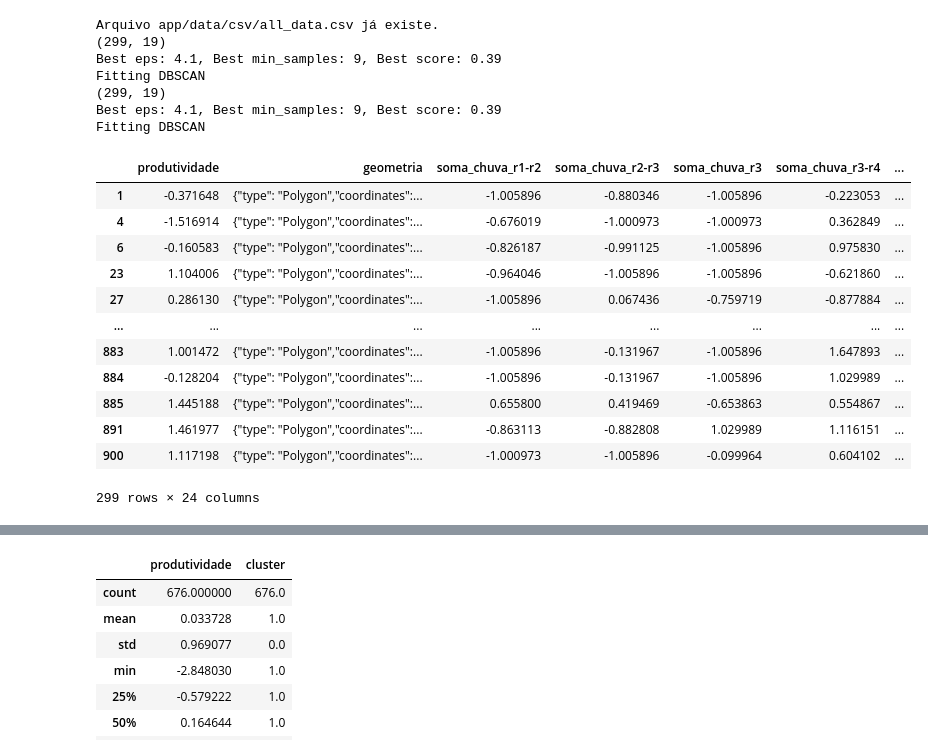
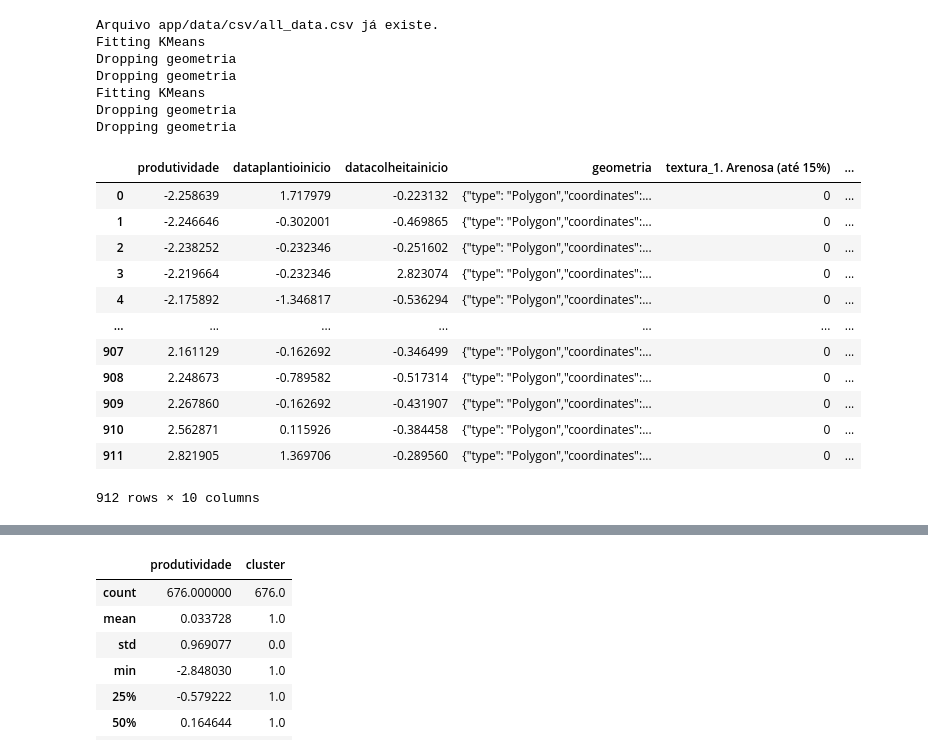
Before and after one commit to caiomarchiorato/project_folium, a Jupyter notebook: test.ipynb, the cells around one changed output, grey strips where cells are left out. Drawn from its saved outputs; the diff is of its cells as text; code cells hidden in the pictures.

```diff
--- a/test.ipynb
+++ b/test.ipynb
@@ -1,29 +1,29 @@
 # %%
 from app.pipeline import get_clusters
 
-data = get_clusters(cluster='dbscan')
+data = get_clusters(cluster='kmeans')
 data
 # %% [output]
 Arquivo app/data/csv/all_data.csv já existe.
-(299, 19)
-Best eps: 4.1, Best min_samples: 9, Best score: 0.39
-Fitting DBSCAN
-(299, 19)
-Best eps: 4.1, Best min_samples: 9, Best score: 0.39
-Fitting DBSCAN
+Fitting KMeans
+Dropping geometria
+Dropping geometria
+Fitting KMeans
+Dropping geometria
+Dropping geometria
-|  | produtividade | geometria | soma_chuva_r1-r2 | soma_chuva_r2-r3 | soma_chuva_r3 | soma_chuva_r3-r4 | ... |
-| 1 | -0.371648 | {"type": "Polygon","coordinates":... | -1.005896 | -0.880346 | -1.005896 | -0.223053 | ... |
-| 4 | -1.516914 | {"type": "Polygon","coordinates":... | -0.676019 | -1.000973 | -1.000973 | 0.362849 | ... |
-| 6 | -0.160583 | {"type": "Polygon","coordinates":... | -0.826187 | -0.991125 | -1.005896 | 0.975830 | ... |
-| 23 | 1.104006 | {"type": "Polygon","coordinates":... | -0.964046 | -1.005896 | -1.005896 | -0.621860 | ... |
-| 27 | 0.286130 | {"type": "Polygon","coordinates":... | -1.005896 | 0.067436 | -0.759719 | -0.877884 | ... |
-| ... | ... | ... | ... | ... | ... | ... | ... |
-| 883 | 1.001472 | {"type": "Polygon","coordinates":... | -1.005896 | -0.131967 | -1.005896 | 1.647893 | ... |
-| 884 | -0.128204 | {"type": "Polygon","coordinates":... | -1.005896 | -0.131967 | -1.005896 | 1.029989 | ... |
-| 885 | 1.445188 | {"type": "Polygon","coordinates":... | 0.655800 | 0.419469 | -0.653863 | 0.554867 | ... |
-| 891 | 1.461977 | {"type": "Polygon","coordinates":... | -0.863113 | -0.882808 | 1.029989 | 1.116151 | ... |
-| 900 | 1.117198 | {"type": "Polygon","coordinates":... | -1.000973 | -1.005896 | -0.099964 | 0.604102 | ... |
+|  | produtividade | dataplantioinicio | datacolheitainicio | geometria | textura_1. Arenosa (até 15%) | ... |
+| 0 | -2.258639 | 1.717979 | -0.223132 | {"type": "Polygon","coordinates":... | 0 | ... |
+| 1 | -2.246646 | -0.302001 | -0.469865 | {"type": "Polygon","coordinates":... | 0 | ... |
+| 2 | -2.238252 | -0.232346 | -0.251602 | {"type": "Polygon","coordinates":... | 0 | ... |
+| 3 | -2.219664 | -0.232346 | 2.823074 | {"type": "Polygon","coordinates":... | 0 | ... |
+| 4 | -2.175892 | -1.346817 | -0.536294 | {"type": "Polygon","coordinates":... | 0 | ... |
+| ... | ... | ... | ... | ... | ... | ... |
+| 907 | 2.161129 | -0.162692 | -0.346499 | {"type": "Polygon","coordinates":... | 0 | ... |
+| 908 | 2.248673 | -0.789582 | -0.517314 | {"type": "Polygon","coordinates":... | 0 | ... |
+| 909 | 2.267860 | -0.162692 | -0.431907 | {"type": "Polygon","coordinates":... | 0 | ... |
+| 910 | 2.562871 | 0.115926 | -0.384458 | {"type": "Polygon","coordinates":... | 0 | ... |
+| 911 | 2.821905 | 1.369706 | -0.289560 | {"type": "Polygon","coordinates":... | 0 | ... |
-299 rows × 24 columns
+912 rows × 10 columns
 # %%
 data['cluster'].value_counts()
 # %% [output]
```
Also changed, not shown: parts of 15 cells of this notebook, 7 other files.
